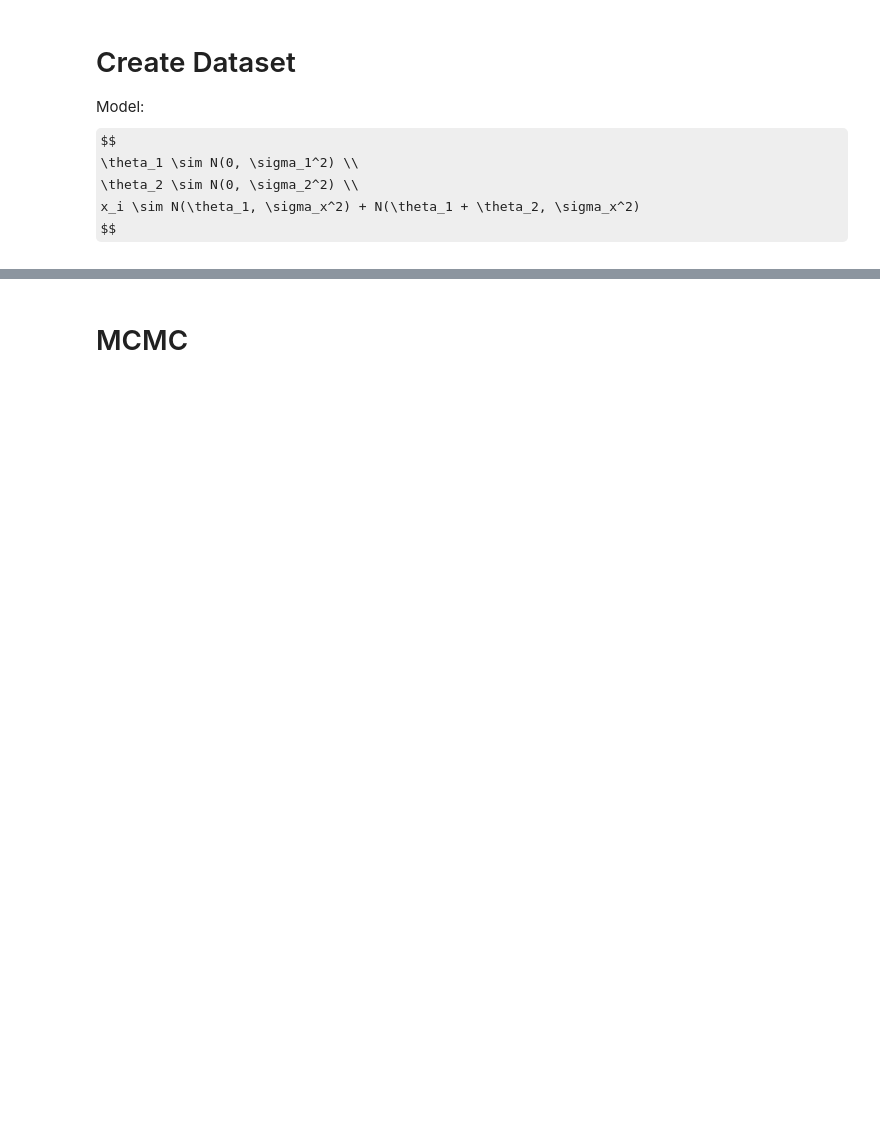
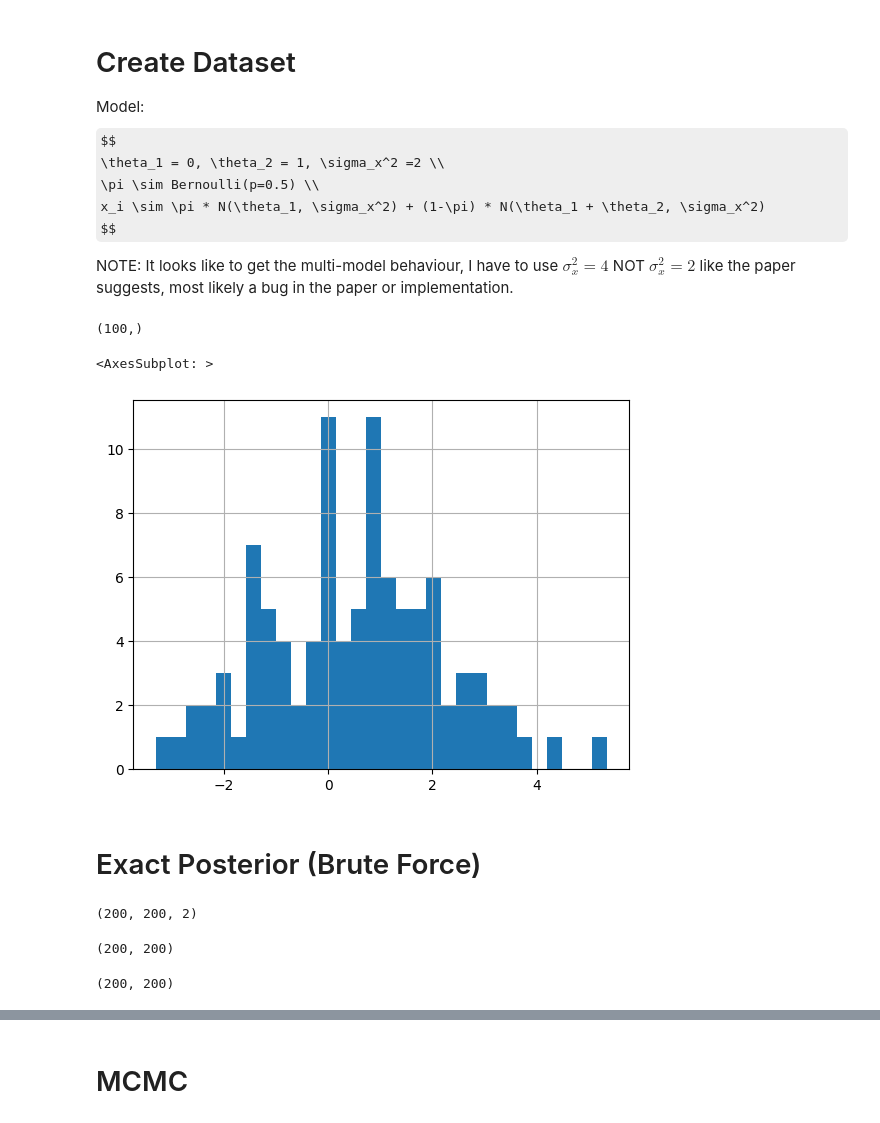
Before and after one commit to bjlkeng/sandbox, a Jupyter notebook: stochastic_langevin/normal_mixture.ipynb, the cells around one changed output, grey strips where cells are left out. Drawn from its saved outputs; the diff is of its cells as text; code cells hidden in the pictures; some formulas as TeX source; blank space fills up the shorter version.

```diff
--- a/stochastic_langevin/normal_mixture.ipynb
+++ b/stochastic_langevin/normal_mixture.ipynb
@@ -10,16 +14,65 @@ RuntimeError: dictionary changed size during iteration
 
 Model:
 $$
-\theta_1 \sim N(0, \sigma_1^2) \\
-\theta_2 \sim N(0, \sigma_2^2) \\
-x_i \sim N(\theta_1, \sigma_x^2) + N(\theta_1 + \theta_2, \sigma_x^2)
+\theta_1 = 0, \theta_2 = 1, \sigma_x^2 =2 \\
+\pi \sim Bernoulli(p=0.5) \\
+x_i \sim \pi * N(\theta_1, \sigma_x^2) + (1-\pi) * N(\theta_1 + \theta_2, \sigma_x^2)
 $$
+
+
+NOTE: It looks like to get the multi-model behaviour, I have to use $\sigma_x^2 = 4$ NOT $\sigma_x^2 = 2$ like the paper suggests, most likely a bug in the paper or implementation.
 # %%
 def generate_dataset(theta1, theta2, x_std, N):
-    return np.random.normal(theta1, x_std, N) + np.random.normal(theta1 + theta2, x_std, N)
+    return np.where(np.random.rand(N) >= 0.5,
+                    np.random.normal(theta1, x_std, N),
+                    np.random.normal(theta1 + theta2, x_std, N))
 
 
-N = 10
+N = 100
 theta1, theta2 = 0, 1
-x_std = 2
-X = generate_dataset(theta1, theta2, x_std, N)
+x_std = 1.60
+np.random.seed(3)
+data = generate_dataset(theta1, theta2, x_std, N)
+data.shape
+# %% [output]
+(100,)
+# %%
+pd.Series(data).hist(bins=30)
+# %% [output]
+<AxesSubplot: >
+[figure, added]
+# %% [markdown]
+# Exact Posterior (Brute Force)
+# %%
+# Make grid of all possible theta1 / theta2
+mesh_N = 200
+grid = np.meshgrid(np.linspace(-2, 2, mesh_N), np.linspace(-3, 3, mesh_N))
+grid = np.stack(grid, axis=2)
+grid.shape
+# %% [output]
+(200, 200, 2)
+# %%
+# Compute log pdf of priors
+logprob_theta1 = norm.logpdf(grid[:, :, 0], loc=0, scale=np.sqrt(10))
+logprob_theta1.shape
+
+logprob_theta2 = norm.logpdf(grid[:, :, 1], loc=0, scale=1)
+logprob_theta2.shape
+# %% [output]
+(200, 200)
+# %%
+# Compute log likelihood
+# theta1 + theta2 | theta1 ~ N(theta1, sigma2)
+log_likelihood = np.zeros(logprob_theta1.shape)
+for i, d in enumerate(data):
+    prob_x = (0.5 * norm.pdf(d, loc=grid[:, :, 0], scale=np.sqrt(2)) +
+              0.5 * norm.pdf(d, loc=grid.sum(axis=2), scale=np.sqrt(2)))
+    log_likelihood += np.log(prob_x)
+
+# Normalize log posterior by constant to make it friendlier for np.exp(.)
+unnormalized_log_posterior = log_likelihood + logprob_theta1 + logprob_theta2
+log_posterior = unnormalized_log_posterior - unnormalized_log_posterior.max()
+posterior = np.exp(log_posterior)
+posterior.shape
+# %% [output]
+(200, 200)
```
Also changed, not shown: parts of 31 cells of this notebook, 1 other file.
